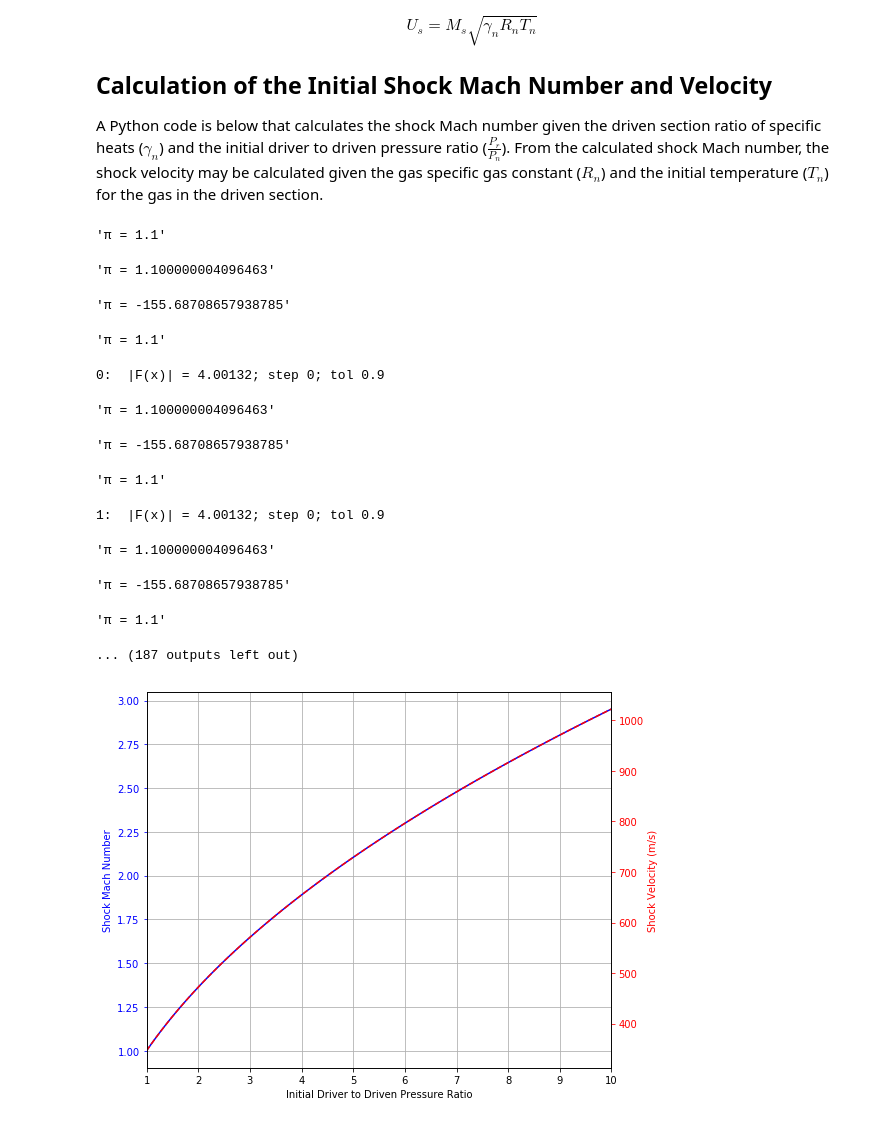
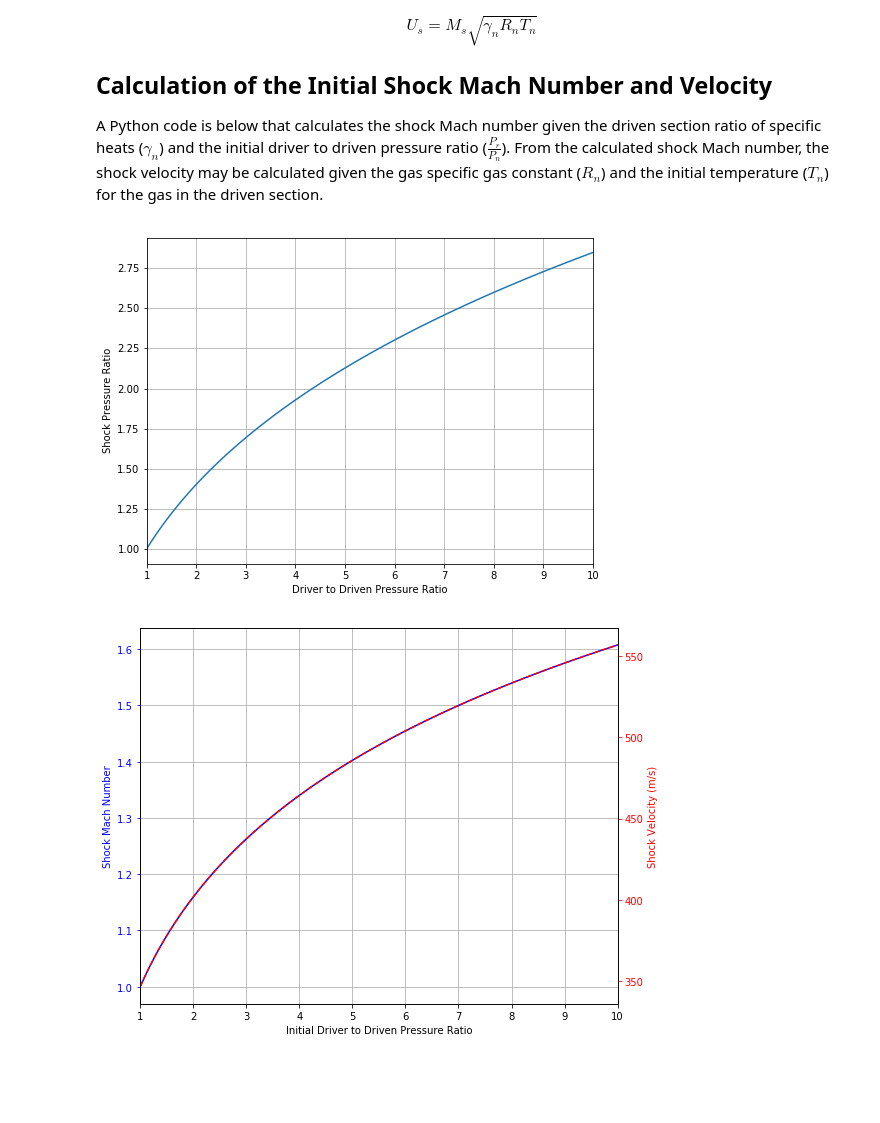
Before and after one commit to davetew/Shock-Tube, a Jupyter notebook: Shock-Tube-Analysis.ipynb, the cells around one changed output. Drawn from its saved outputs; the diff is of its cells as text; code cells hidden in the pictures; blank space fills up the shorter version.

Commit message:
Update to calculate shock PR & use for Mach # Calc

```diff
--- a/Shock-Tube-Analysis.ipynb
+++ b/Shock-Tube-Analysis.ipynb
@@ -44,9 +44,9 @@ def Residual(π,Pr_Pn,γr,Rr,Tr,γn,Rn,Tn):
         γn = Driven ratio of specific heats,
         Rn = Mass-specific driven gas constant, and
         Tn = Driven absolute temeperature."""
-    display('π = %s' % π)
+    #display('π = %s' % π)
     return Pr_Pn - π * ( 1 - (γr-1)*a(γn,Rn,Tn)/a(γr,Rr,Tr)*(π-1)/
-                       np.sqrt(4*γn**2+2*γn*(γn+1)*(π-1)))**(2*γr/(γr-1))
+                       np.sqrt(4*γn**2+2*γn*(γn+1)*(π-1)))**(-2*γr/(γr-1))
 
 
 def ShockPR(Pr_Pn,γr,Rr,Tr,γn,Rn,Tn):
@@ -58,8 +58,8 @@ def ShockPR(Pr_Pn,γr,Rr,Tr,γn,Rn,Tn):
         γn = Driven ratio of specific heats,
         Rn = Mass-specific driven gas constant, and
         Tn = Driven absolute temeperature."""
-    return opt.newton_krylov(lambda π: Residual(π,Pr_Pn,γr,Rr,Tr,γn,Rn,Tn),
-                        np.ones_like(Pr_Pn)*1.1, method='lgmres', verbose=1)
+    return opt.anderson(lambda π: Residual(π,Pr_Pn,γr,Rr,Tr,γn,Rn,Tn),
+                        np.ones_like(Pr_Pn)*1.10) #, verbose=1)
 # %%
 """Input parameters:
     1. driven ratio of specific heats (γ_n),
@@ -78,44 +78,41 @@ Rr_J_kg = 287.5 # air
 Tr_K = convert_temperature(25,'C','K')
 
 # Driver to driven pressure ratio (P4/P1 in traditional shock tube nomenclature)
-Pr_Pn = 5 #np.linspace(1,10,100)
+Pr_Pn = np.linspace(1,10,100)
 
 # Calculate the shock pressure ratio
 π = ShockPR(Pr_Pn,γr,Rr_J_kg,Tr_K,γn,Rn_J_kg,Tn_K)
 
+# Plot shock pressure ratio vs driver to driven pressure ratio
+fig, ax1 = plt.subplots(figsize=(8,6))
+ax1.plot(Pr_Pn,π)
+ax1.set_xlabel('Driver to Driven Pressure Ratio')
+ax1.set_ylabel('Shock Pressure Ratio')
+ax1.set_xlim(left=np.min(Pr_Pn),right=np.max(Pr_Pn))
+ax1.grid()
+plt.show()
+
 # Lambda function definitions: shock Mach number & shock velocity (m/s)
 Mshock = lambda γ, π: np.sqrt((γ + 1) / 2 / γ * (π + (γ - 1) / (γ + 1)))
 Ushock_m_s = lambda M, γ, R, T_K: M * np.sqrt( γ * R * T_K)
 # %% [output]
-'π = 1.1'
-'π = 1.100000004096463'
-'π = -155.68708657938785'
-'π = 1.1'
-0:  |F(x)| = 4.00132; step 0; tol 0.9
-'π = 1.100000004096463'
-'π = -155.68708657938785'
-'π = 1.1'
-1:  |F(x)| = 4.00132; step 0; tol 0.9
-'π = 1.100000004096463'
-'π = -155.68708657938785'
-'π = 1.1'
-... (187 outputs left out)
+[figure, added]
 # %%
  """Shock Mach number & Velocity Double-Y plot"""
 fig, ax1 = plt.subplots(figsize=(8,6))
-ax1.plot(Pr_Pn,Mshock(γn,Pr_Pn),'b-',label='Shock Mach Number')
+ax1.plot(Pr_Pn,Mshock(γn,π),'b-',label='Shock Mach Number')
 ax1.set_xlim(left=np.min(Pr_Pn),right=np.max(Pr_Pn))
 ax1.set_xlabel('Initial Driver to Driven Pressure Ratio')
 ax1.set_ylabel('Shock Mach Number',color='b')
 ax1.tick_params('y', colors='b')
 ax1.grid()
 
 ax2 = ax1.twinx()
-ax2.plot(Pr_Pn,Ushock_m_s(Mshock(γn, Pr_Pn), γn, Rn_J_kg, Tn_K),'r--')
+ax2.plot(Pr_Pn,Ushock_m_s(Mshock(γn, π), γn, Rn_J_kg, Tn_K),'r--')
 ax2.set_ylabel('Shock Velocity (m/s)',color='r')
 ax2.tick_params('y',colors='r')
 
 fig.tight_layout()
 plt.show()
 # %% [output]
-[figure, old version]
+[figure, new version]
```
